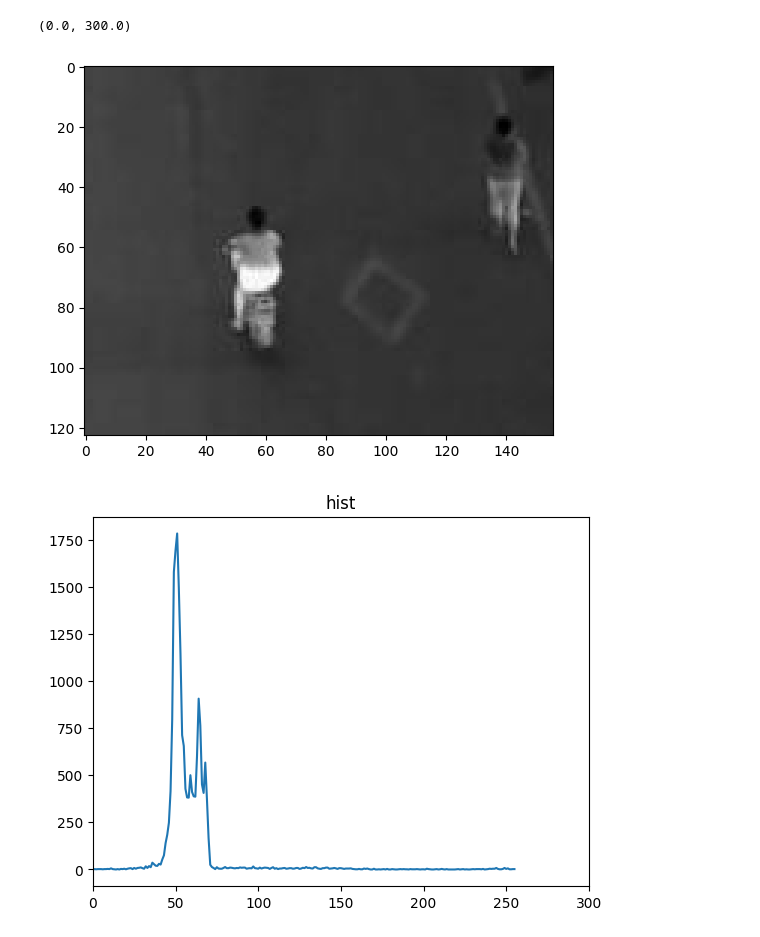
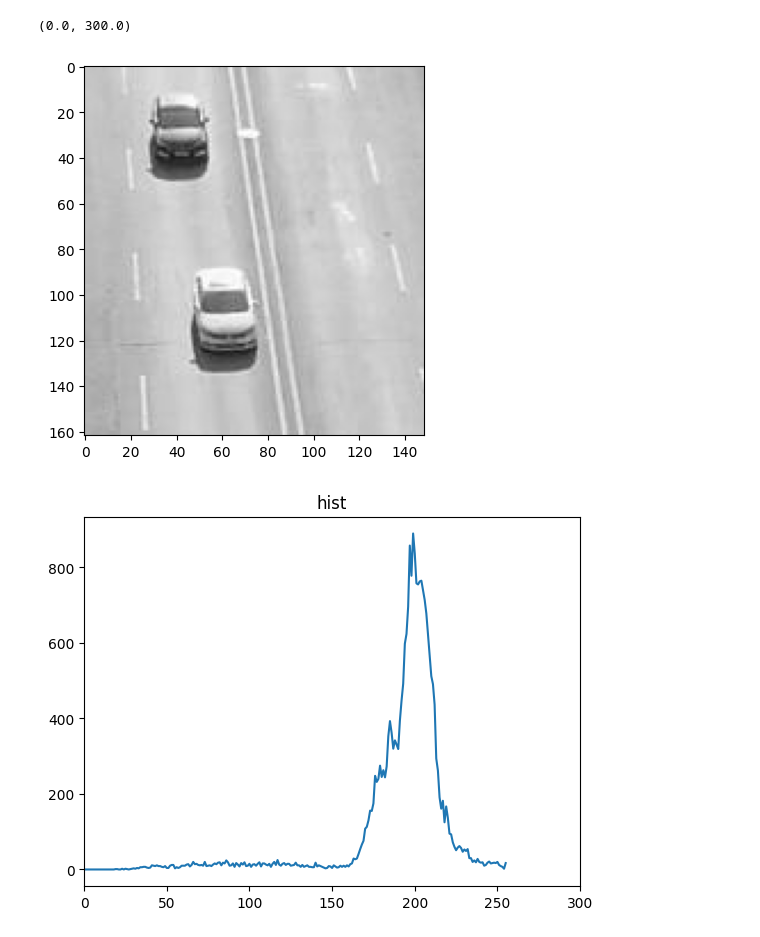
Before and after one commit to haminhtien99/object_tracking, a Jupyter notebook: no1.ipynb, the cells around one changed output. Drawn from its saved outputs; the diff is of its cells as text; code cells hidden in the pictures.

```diff
--- a/no1.ipynb
+++ b/no1.ipynb
@@ -21,13 +17,19 @@ cv2.destroyAllWindows()
 # %%
+path = os.path.join('sample_images','img0000040.jpg')
+img = cv2.imread(path)
+# cv2.imshow("Image", img)
+roi = take_roi(path)
+cv2.destroyAllWindows()
+
 hist = cv2.calcHist([roi], [0], roi, [256], [0, 256])
 plt.figure()
 plt.imshow(cv2.cvtColor(roi, cv2.COLOR_GRAY2BGR))
 plt.figure()
 plt.plot(hist)
 plt.title("hist")
 plt.xlim([0,300])
 # %% [output]
 (0.0, 300.0)
-[figure, old version]
+[figure, new version]
-[figure, old version]
+[figure, new version]
 # %%
```
Also changed, not shown: parts of 8 cells of this notebook, 5 other files.
